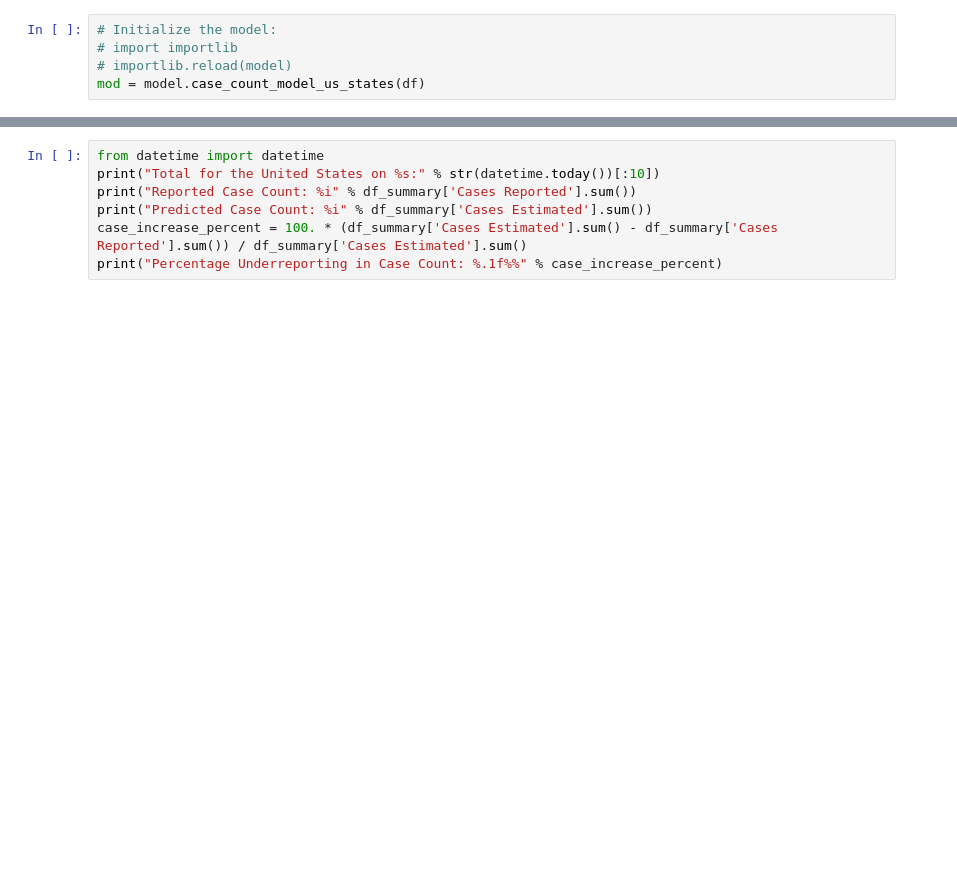
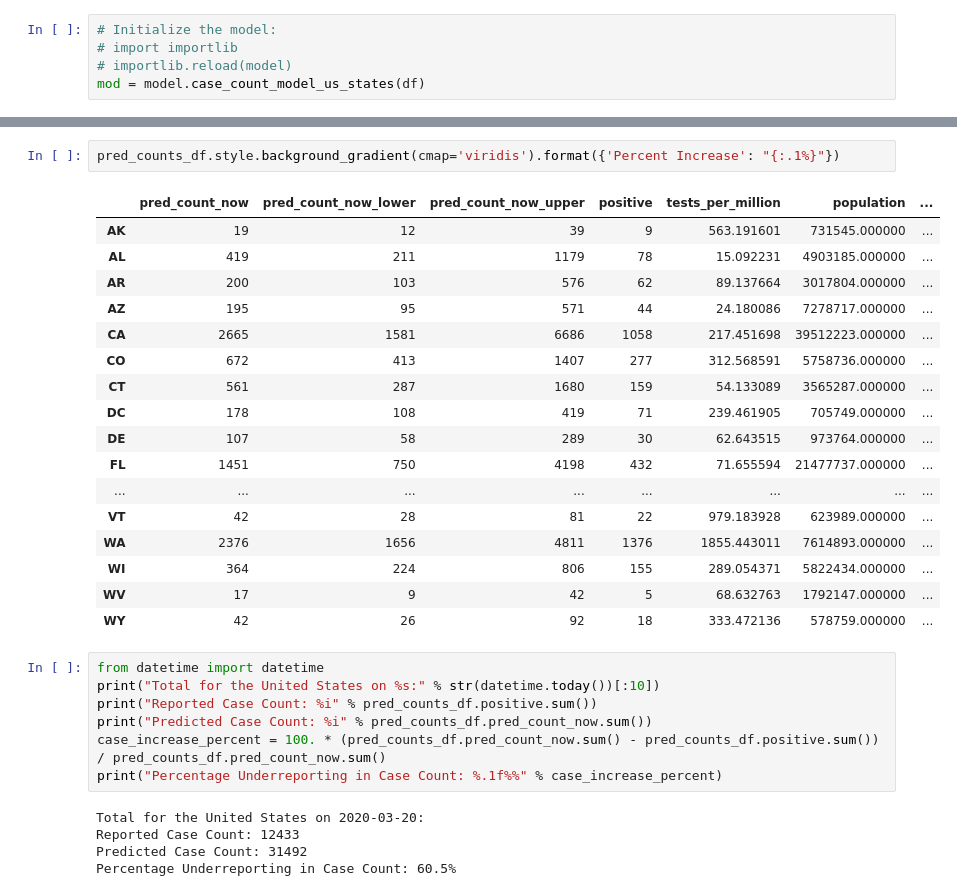
Before and after one commit to birdsarah/COVID19-mortality, a Jupyter notebook: State-wise Unreported COVID-19 Cases in the U.S..ipynb, the cells around one changed output, grey strips where cells are left out. Cells and saved outputs as stored; diff of their text form; blank space fills up the shorter version.

```diff
--- a/State-wise Unreported COVID-19 Cases in the U.S..ipynb
+++ b/State-wise Unreported COVID-19 Cases in the U.S..ipynb
@@ -184,8 +235,33 @@ df_summary.sort_values(by='Cases Estimated', ascending=False).style.background_g
+# %%
+pred_counts_df.style.background_gradient(cmap='viridis').format({'Percent Increase': "{:.1%}"})
+# %% [output]
+|  | pred_count_now | pred_count_now_lower | pred_count_now_upper | positive | tests_per_million | population | ... |
+| AK | 19 | 12 | 39 | 9 | 563.191601 | 731545.000000 | ... |
+| AL | 419 | 211 | 1179 | 78 | 15.092231 | 4903185.000000 | ... |
+| AR | 200 | 103 | 576 | 62 | 89.137664 | 3017804.000000 | ... |
+| AZ | 195 | 95 | 571 | 44 | 24.180086 | 7278717.000000 | ... |
+| CA | 2665 | 1581 | 6686 | 1058 | 217.451698 | 39512223.000000 | ... |
+| CO | 672 | 413 | 1407 | 277 | 312.568591 | 5758736.000000 | ... |
+| CT | 561 | 287 | 1680 | 159 | 54.133089 | 3565287.000000 | ... |
+| DC | 178 | 108 | 419 | 71 | 239.461905 | 705749.000000 | ... |
+| DE | 107 | 58 | 289 | 30 | 62.643515 | 973764.000000 | ... |
+| FL | 1451 | 750 | 4198 | 432 | 71.655594 | 21477737.000000 | ... |
+| ... | ... | ... | ... | ... | ... | ... | ... |
+| VT | 42 | 28 | 81 | 22 | 979.183928 | 623989.000000 | ... |
+| WA | 2376 | 1656 | 4811 | 1376 | 1855.443011 | 7614893.000000 | ... |
+| WI | 364 | 224 | 806 | 155 | 289.054371 | 5822434.000000 | ... |
+| WV | 17 | 9 | 42 | 5 | 68.632763 | 1792147.000000 | ... |
+| WY | 42 | 26 | 92 | 18 | 333.472136 | 578759.000000 | ... |
 # %%
 from datetime import datetime
 print("Total for the United States on %s:" % str(datetime.today())[:10])
-print("Reported Case Count: %i" % df_summary['Cases Reported'].sum())
-print("Predicted Case Count: %i" % df_summary['Cases Estimated'].sum())
-case_increase_percent = 100. * (df_summary['Cases Estimated'].sum() - df_summary['Cases Reported'].sum()) / df_summary['Cases Estimated'].sum()
+print("Reported Case Count: %i" % pred_counts_df.positive.sum())
+print("Predicted Case Count: %i" % pred_counts_df.pred_count_now.sum())
+case_increase_percent = 100. * (pred_counts_df.pred_count_now.sum() - pred_counts_df.positive.sum()) / pred_counts_df.pred_count_now.sum()
 print("Percentage Underreporting in Case Count: %.1f%%" % case_increase_percent)
+# %% [output]
+Total for the United States on 2020-03-20:
+Reported Case Count: 12433
+Predicted Case Count: 31492
+Percentage Underreporting in Case Count: 60.5%
 # %%
```
Also changed, not shown: parts of 13 cells of this notebook.
